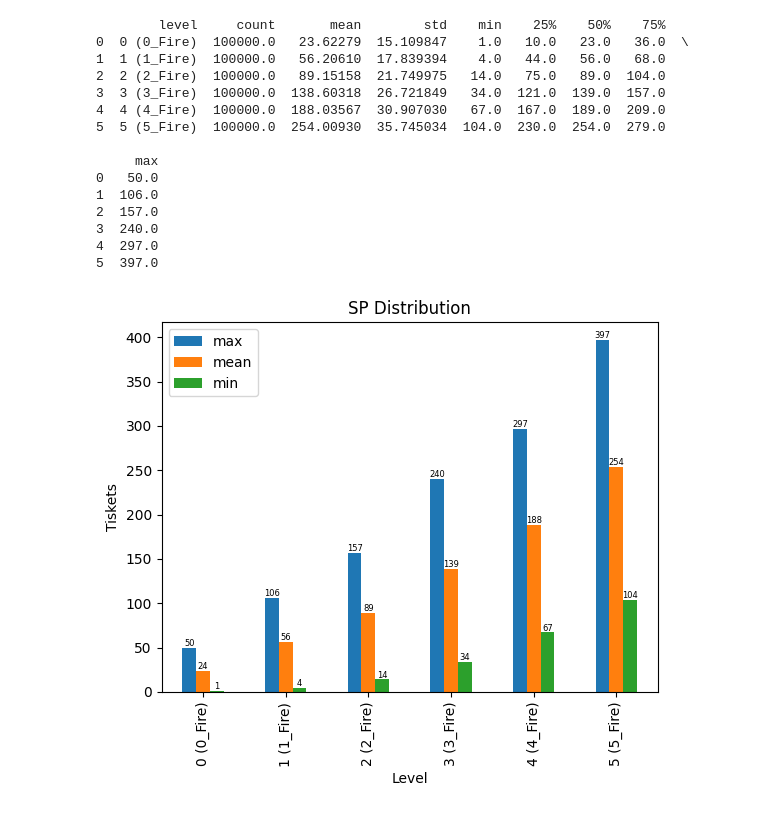
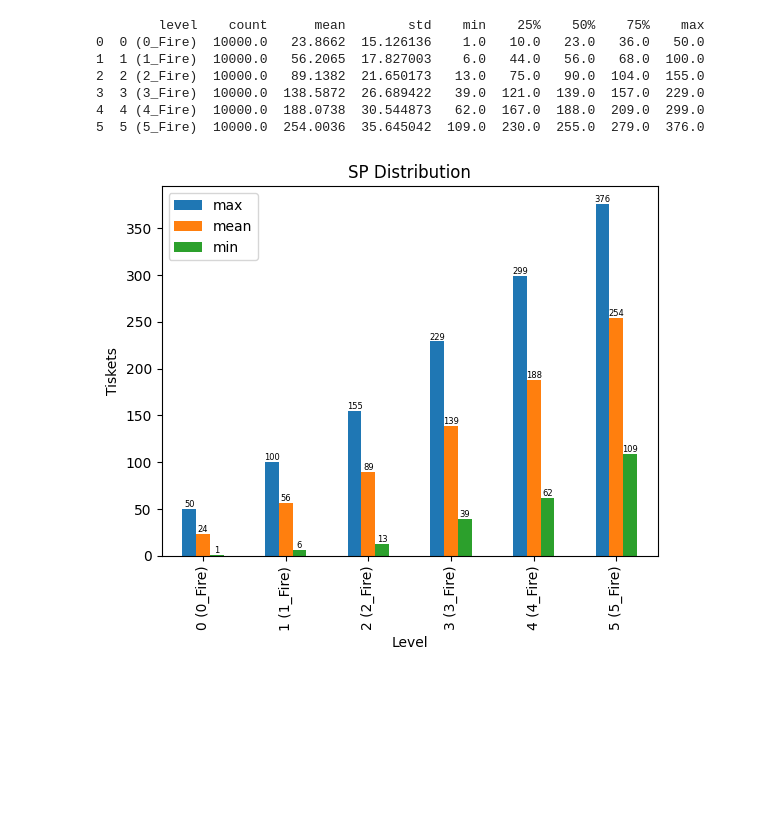
Before and after one commit to frank90086/pickup_hero, a Jupyter notebook: main.ipynb, the cells around one changed output. Cells and saved outputs as stored; diff of their text form; code cells hidden in the pictures; blank space fills up the shorter version.

Commit message:
modify: main, sp, pickup

```diff
--- a/main.ipynb
+++ b/main.ipynb
@@ -8,8 +8,8 @@ import pickup_hero
 def main():
     results = np.array([[0, 0, 0]], dtype=object)
     with ProcessPoolExecutor() as executor:
-        for r in executor.map(pickup_hero.pickup, [0] * 100000):
-            results = np.append(results, r, 0)
+        for r in [executor.submit(pickup_hero.pickup) for _ in range(10000)]:
+            results = np.append(results, r.result(), 0)
 
     results = np.delete(results, 0, 0)
 
@@ -50,47 +50,39 @@ if __name__ == '__main__':
 # %%
 import matplotlib.pyplot as plt
 import numpy as np
 import pandas as pd
 from concurrent.futures import ProcessPoolExecutor
 import sp_hero
 
 def main():
     results = np.array([[0, 0, 0]], dtype=object)
     with ProcessPoolExecutor() as executor:
-        for r in executor.map(sp_hero.sp, [0] * 100000):
-            results = np.append(results, r, 0)
+        for r in [executor.submit(sp_hero.sp) for _ in range(10000)]:
+            results = np.append(results, r.result(), 0)
 
     results = np.delete(results, 0, 0)
 
     df = pd.DataFrame(results, columns=['level', 'tickets', 'fragments'])
     df[['tickets', 'fragments']] = df[['tickets', 'fragments']].apply(pd.to_numeric)
     df_describe = df.groupby(['level'])['tickets'].describe().reset_index()
     print(df_describe)
 
     pivot_table = pd.pivot_table(df_describe, values=['mean', 'min', 'max'], index=['level'], dropna=True)
     ax = pivot_table.plot(kind='bar', xlabel='Level', ylabel='Tiskets', title='SP Distribution')
 
     for i in ax.containers:
         ax.bar_label(i, label_type='edge', fontsize=6, labels=[int(round(val)) for val in i.datavalues])
 
     plt.show()
 
 if __name__ == '__main__':
     main()
 # %% [output]
-        level     count       mean        std    min    25%    50%    75%
-0  0 (0_Fire)  100000.0   23.62279  15.109847    1.0   10.0   23.0   36.0  \
-1  1 (1_Fire)  100000.0   56.20610  17.839394    4.0   44.0   56.0   68.0
-2  2 (2_Fire)  100000.0   89.15158  21.749975   14.0   75.0   89.0  104.0
-3  3 (3_Fire)  100000.0  138.60318  26.721849   34.0  121.0  139.0  157.0
-4  4 (4_Fire)  100000.0  188.03567  30.907030   67.0  167.0  189.0  209.0
-5  5 (5_Fire)  100000.0  254.00930  35.745034  104.0  230.0  254.0  279.0
-
-     max
-0   50.0
-1  106.0
-2  157.0
-3  240.0
-4  297.0
-5  397.0
+        level    count      mean        std    min    25%    50%    75%    max
+0  0 (0_Fire)  10000.0   23.8662  15.126136    1.0   10.0   23.0   36.0   50.0
+1  1 (1_Fire)  10000.0   56.2065  17.827003    6.0   44.0   56.0   68.0  100.0
+2  2 (2_Fire)  10000.0   89.1382  21.650173   13.0   75.0   90.0  104.0  155.0
+3  3 (3_Fire)  10000.0  138.5872  26.689422   39.0  121.0  139.0  157.0  229.0
+4  4 (4_Fire)  10000.0  188.0738  30.544873   62.0  167.0  188.0  209.0  299.0
+5  5 (5_Fire)  10000.0  254.0036  35.645042  109.0  230.0  255.0  279.0  376.0
-[figure, old version]
+[figure, new version]
```
Also changed, not shown: parts of 2 cells of this notebook, 2 other files.
